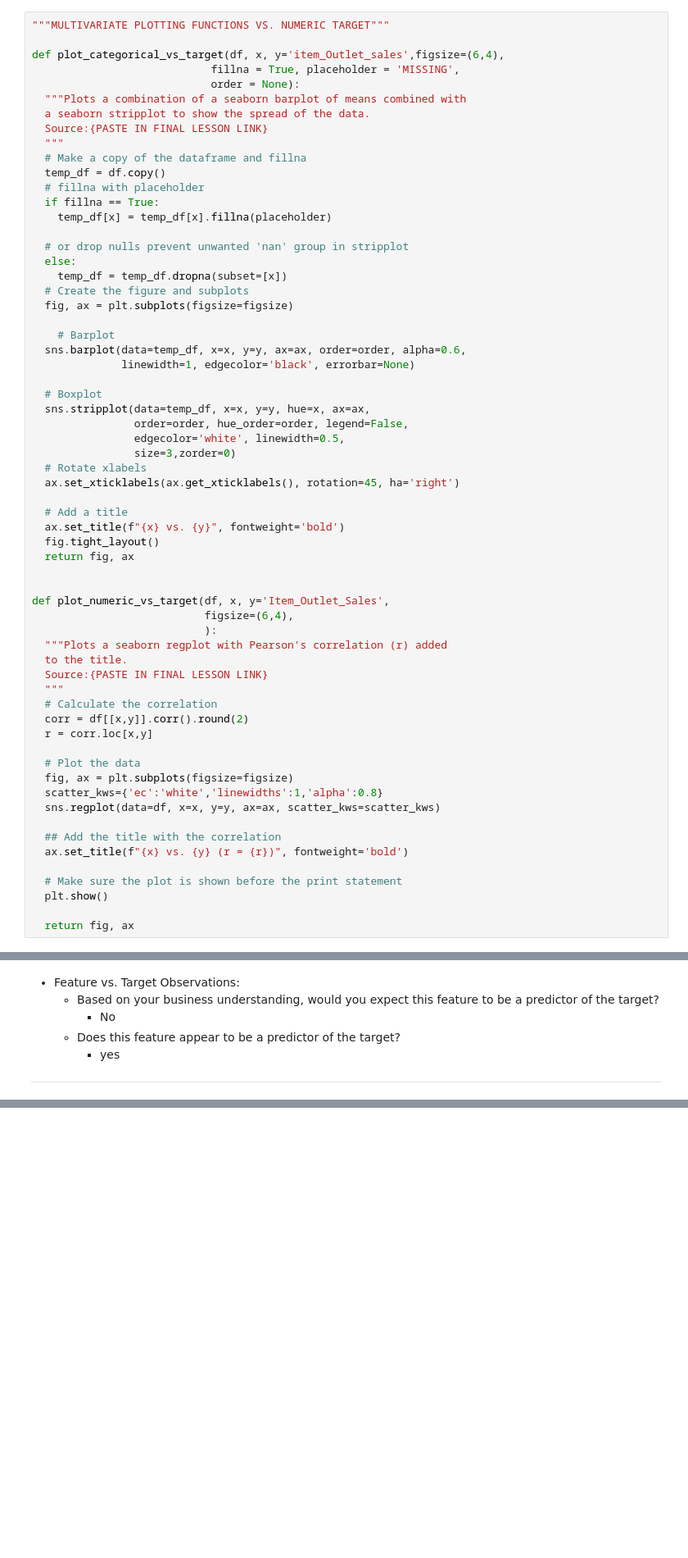
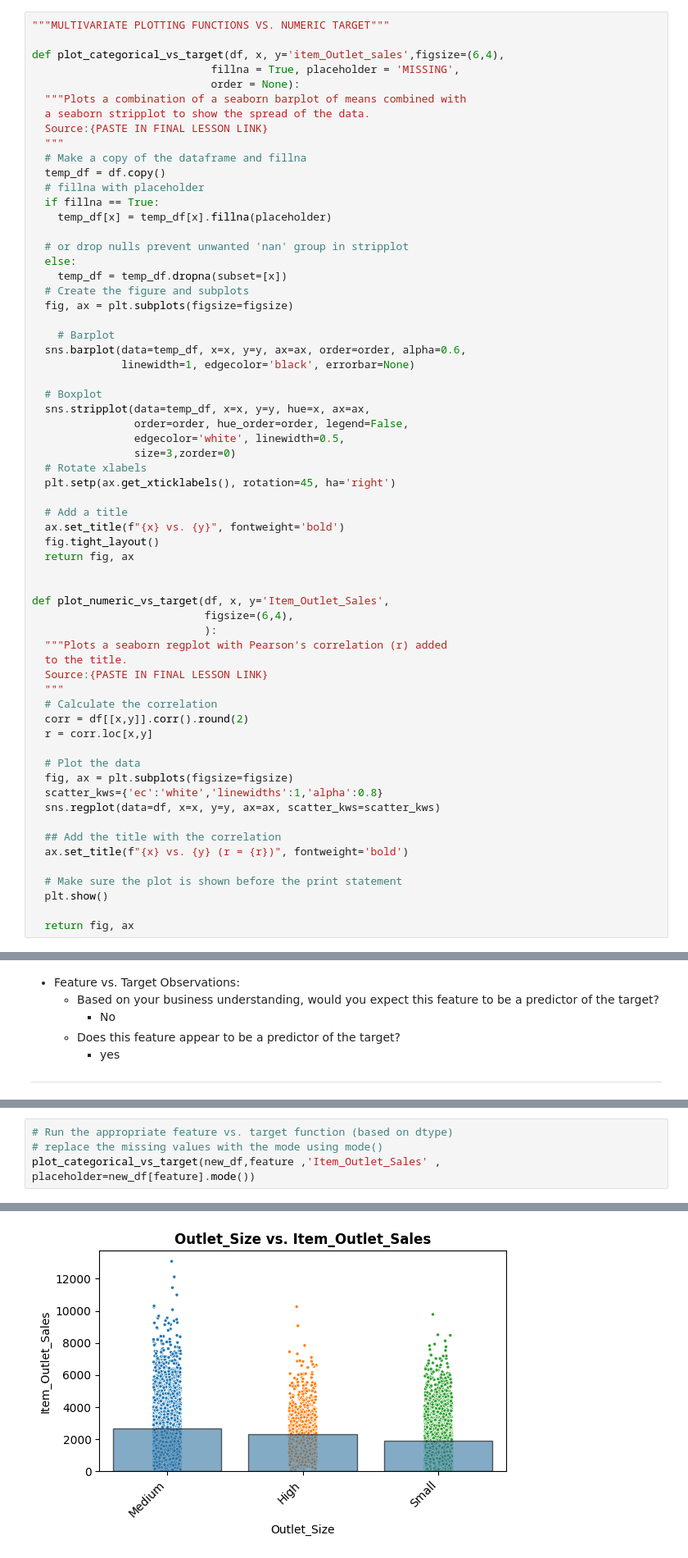
Before and after one commit to abeeraz379/Prediction-of-Product-sales, a Jupyter notebook: prediction of product sales.ipynb, the cells around one changed output, grey strips where cells are left out. Shown at 82% size. Cells and saved outputs as stored; diff of their text form; blank space fills up the shorter version.

```diff
--- a/prediction of product sales.ipynb
+++ b/prediction of product sales.ipynb
@@ -486,7 +486,7 @@ def plot_categorical_vs_target(df, x, y='item_Outlet_sales',figsize=(6,4),
                 edgecolor='white', linewidth=0.5,
                 size=3,zorder=0)
   # Rotate xlabels
-  ax.set_xticklabels(ax.get_xticklabels(), rotation=45, ha='right')
+  plt.setp(ax.get_xticklabels(), rotation=45, ha='right')
 
   # Add a title
   ax.set_title(f"{x} vs. {y}", fontweight='bold')
@@ -756,0 +851,5 @@ ___
+# %%
+# Run the appropriate feature vs. target function (based on dtype)
+# replace the missing values with the mode using mode()
+plot_categorical_vs_target(new_df,feature ,'Item_Outlet_Sales' , placeholder=new_df[feature].mode())
+# %% [output]
@@ -756,0 +858 @@ ___
+[figure, added]
```
Also changed, not shown: parts of 43 cells of this notebook.
